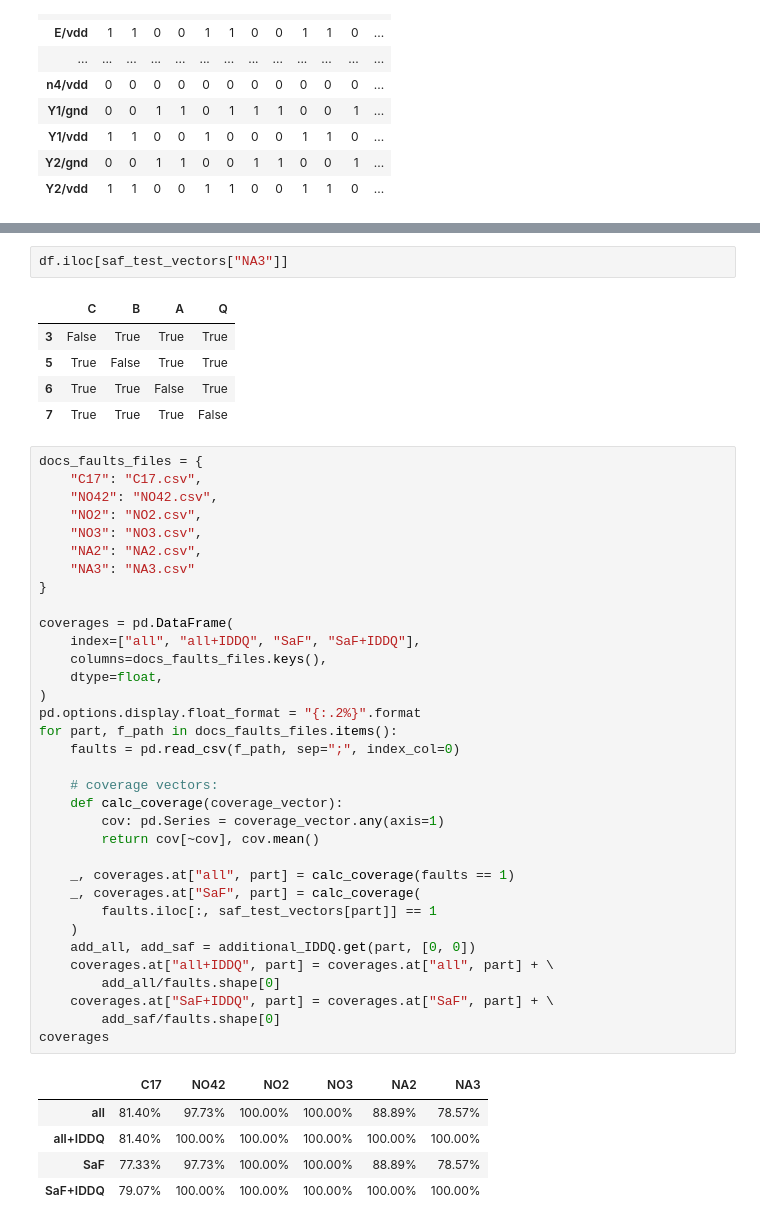
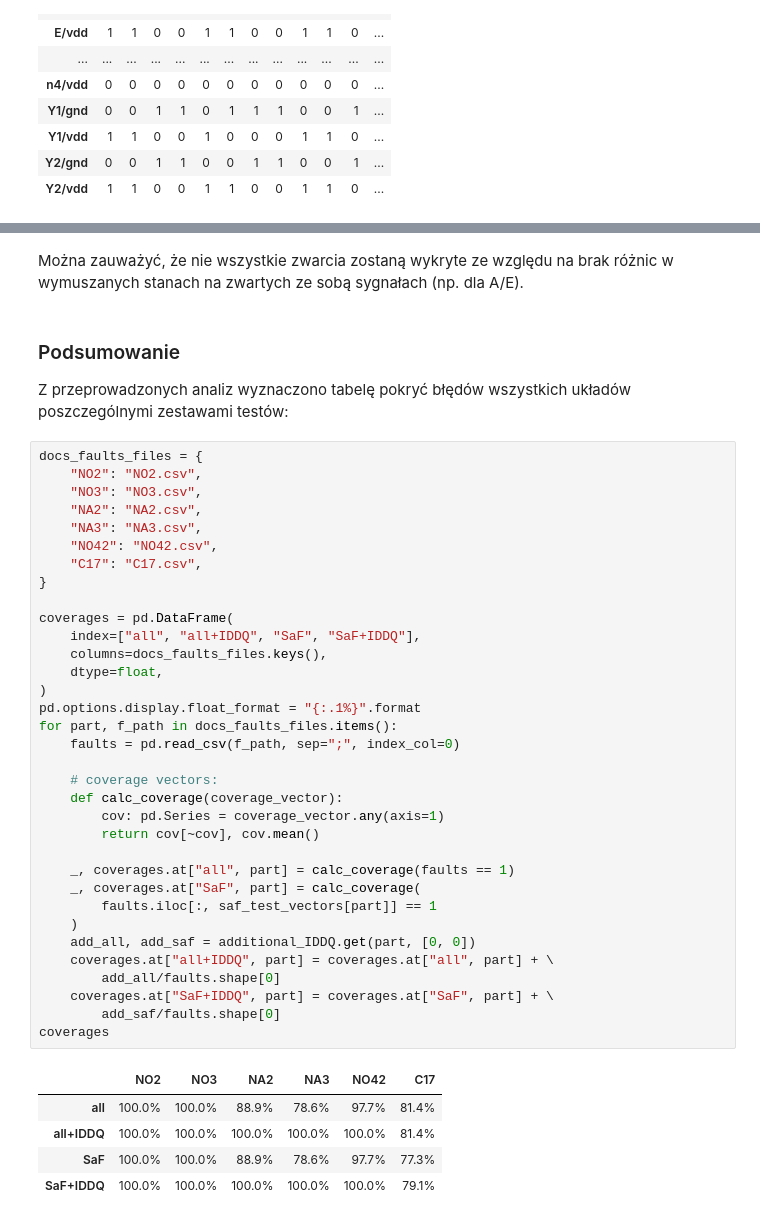
Before and after one commit to TMALFSSISAWBOJBUMA/DefSim-SaF-tests, a Jupyter notebook: tests.ipynb, the cells around one changed output, grey strips where cells are left out. Drawn from its saved outputs; the diff is of its cells as text.

```diff
--- a/tests.ipynb
+++ b/tests.ipynb
@@ -286,48 +335,45 @@ out
-# %%
-df.iloc[saf_test_vectors["NA3"]]
-# %% [output]
-|  | C | B | A | Q |
-| 3 | False | True | True | True |
-| 5 | True | False | True | True |
-| 6 | True | True | False | True |
-| 7 | True | True | True | False |
+# %% [markdown]
+Można zauważyć, że nie wszystkie zwarcia zostaną wykryte ze względu na brak różnic w wymuszanych stanach na zwartych ze sobą sygnałach (np. dla A/E).
+# %% [markdown]
+### Podsumowanie
+Z przeprowadzonych analiz wyznaczono tabelę pokryć błędów wszystkich układów poszczególnymi zestawami testów:
 # %%
 docs_faults_files = {
-    "C17": "C17.csv",
-    "NO42": "NO42.csv",
     "NO2": "NO2.csv",
     "NO3": "NO3.csv",
     "NA2": "NA2.csv",
-    "NA3": "NA3.csv"
+    "NA3": "NA3.csv",
+    "NO42": "NO42.csv",
+    "C17": "C17.csv",
 }
 
 coverages = pd.DataFrame(
     index=["all", "all+IDDQ", "SaF", "SaF+IDDQ"],
     columns=docs_faults_files.keys(),
     dtype=float,
 )
-pd.options.display.float_format = "{:.2%}".format
+pd.options.display.float_format = "{:.1%}".format
 for part, f_path in docs_faults_files.items():
     faults = pd.read_csv(f_path, sep=";", index_col=0)
 
     # coverage vectors:
     def calc_coverage(coverage_vector):
         cov: pd.Series = coverage_vector.any(axis=1)
         return cov[~cov], cov.mean()
 
     _, coverages.at["all", part] = calc_coverage(faults == 1)
     _, coverages.at["SaF", part] = calc_coverage(
         faults.iloc[:, saf_test_vectors[part]] == 1
     )
     add_all, add_saf = additional_IDDQ.get(part, [0, 0])
     coverages.at["all+IDDQ", part] = coverages.at["all", part] + \
         add_all/faults.shape[0]
     coverages.at["SaF+IDDQ", part] = coverages.at["SaF", part] + \
         add_saf/faults.shape[0]
 coverages
 # %% [output]
-|  | C17 | NO42 | NO2 | NO3 | NA2 | NA3 |
-| all | 81.40% | 97.73% | 100.00% | 100.00% | 88.89% | 78.57% |
-| all+IDDQ | 81.40% | 100.00% | 100.00% | 100.00% | 100.00% | 100.00% |
-| SaF | 77.33% | 97.73% | 100.00% | 100.00% | 88.89% | 78.57% |
-| SaF+IDDQ | 79.07% | 100.00% | 100.00% | 100.00% | 100.00% | 100.00% |
+|  | NO2 | NO3 | NA2 | NA3 | NO42 | C17 |
+| all | 100.0% | 100.0% | 88.9% | 78.6% | 97.7% | 81.4% |
+| all+IDDQ | 100.0% | 100.0% | 100.0% | 100.0% | 100.0% | 81.4% |
+| SaF | 100.0% | 100.0% | 88.9% | 78.6% | 97.7% | 77.3% |
+| SaF+IDDQ | 100.0% | 100.0% | 100.0% | 100.0% | 100.0% | 79.1% |
```
Also changed, not shown: parts of 31 cells of this notebook, 2 other files.
